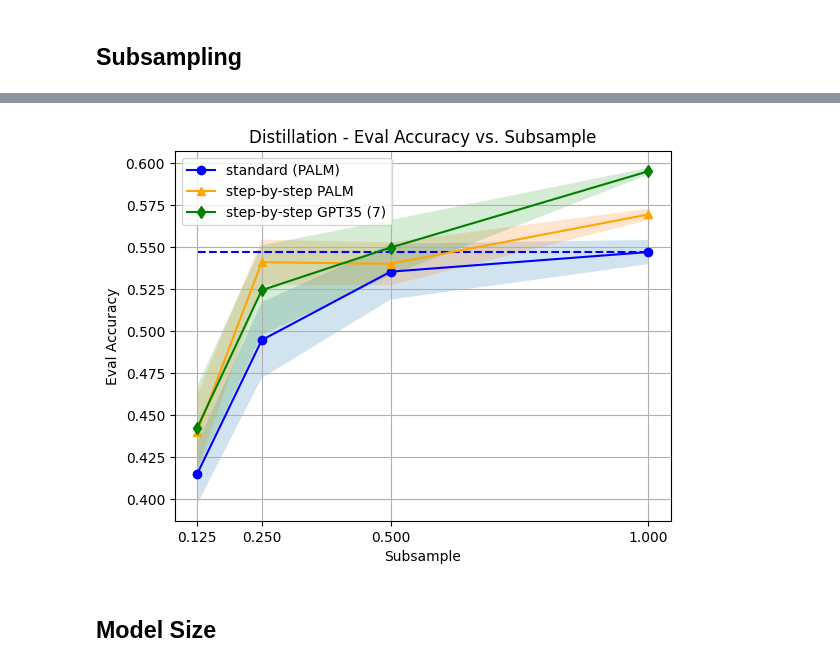
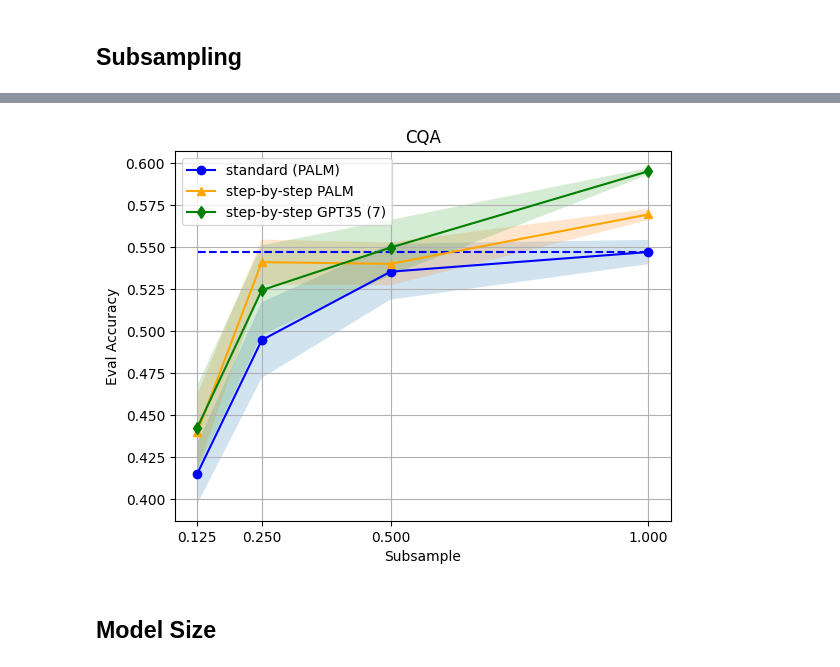
Before and after one commit to lukasvoege/ZeroShot-step-by-step-distillation, a Jupyter notebook: analytics.ipynb, the cells around one changed output, grey strips where cells are left out. Saved outputs shown, nothing was run; the diff lists cells and outputs as text; code cells hidden in the pictures.

```diff
--- a/analytics.ipynb
+++ b/analytics.ipynb
@@ -302,8 +297,11 @@ def subsampling_graph(experiments_data: pd.DataFrame, dataset: str, labels: bool
     ax.grid(axis="x")
     ax.grid(axis="y")
 
-    title = "Finetuning - Eval Accuracy vs. Subsample" if labels else f"Distillation - Eval Accuracy vs. Subsample"
+    #title = f"{dataset.upper()} Finetuning - Eval Accuracy vs. Subsample" if labels else f"{dataset.upper()} Distillation - Eval Accuracy vs. Subsample"
+    title = f"{dataset.upper()}"
     ax.set_title(title)
     ax.set_ylabel("Eval Accuracy")
     ax.set_xlabel("Subsample")
     ax.legend()
+
+    return ax
@@ -310,7 +312,7 @@ def subsampling_graph(experiments_data: pd.DataFrame, dataset: str, labels: bool
 # %%
-subsampling_graph(experiments, dataset="cqa", labels=False, prompt_mix=7, distill_labels="palm")
+cqa_ax = subsampling_graph(experiments, dataset="cqa", labels=False, prompt_mix=7, distill_labels="palm")
 # %% [output]
-[figure, old version]
+[figure, new version]
 # %% [markdown]
 ## Model Size
 # %%
```
Also changed, not shown: parts of 7 cells of this notebook.
